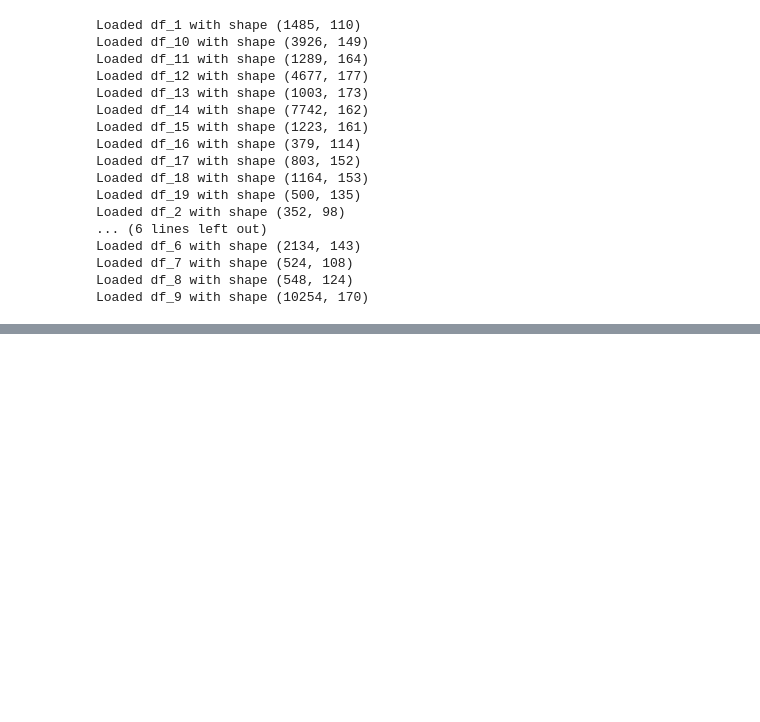
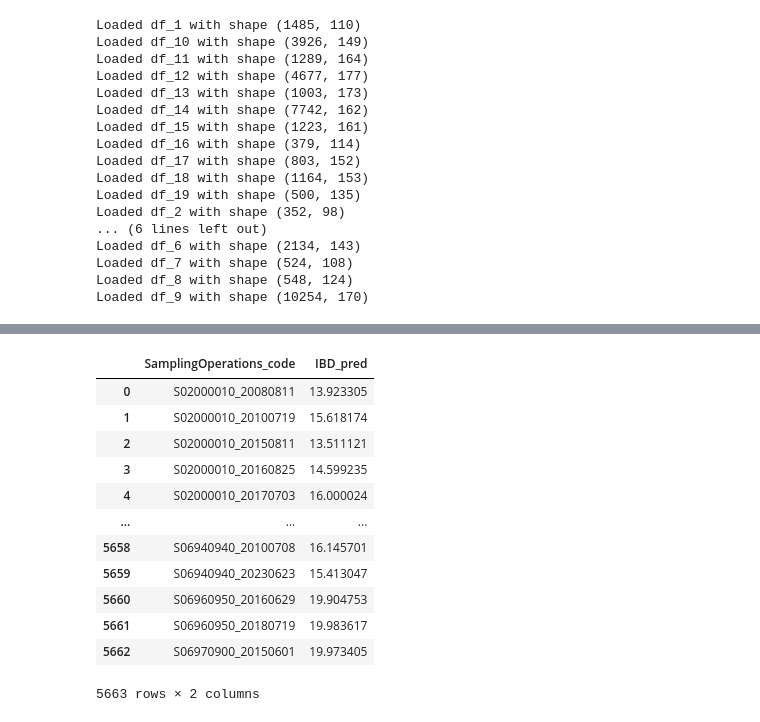
Before and after one commit to heritaco/Empilement-Tobit-CatBoost-et-interpolation-laplacienne-spatio-temporelle-pour-l-IBD-EQR, a Jupyter notebook: notebooks/06_cb_regression/uno a uno parte 2 .ipynb, the cells around one changed output, grey strips where cells are left out. Saved outputs shown, nothing was run; the diff lists cells and outputs as text; code cells hidden in the pictures; blank space fills up the shorter version.

```diff
--- a/notebooks/06_cb_regression/uno a uno parte 2 .ipynb
+++ b/notebooks/06_cb_regression/uno a uno parte 2 .ipynb
@@ -323,0 +395,17 @@ metrics_df
+# %%
+df= pd.read_csv('pred_full_t.csv')
+df
+# %% [output]
+|  | SamplingOperations_code | IBD_pred |
+| 0 | S02000010_20080811 | 13.923305 |
+| 1 | S02000010_20100719 | 15.618174 |
+| 2 | S02000010_20150811 | 13.511121 |
+| 3 | S02000010_20160825 | 14.599235 |
+| 4 | S02000010_20170703 | 16.000024 |
+| ... | ... | ... |
+| 5658 | S06940940_20100708 | 16.145701 |
+| 5659 | S06940940_20230623 | 15.413047 |
+| 5660 | S06960950_20160629 | 19.904753 |
+| 5661 | S06960950_20180719 | 19.983617 |
+| 5662 | S06970900_20150601 | 19.973405 |
+5663 rows × 2 columns
```
Also changed, not shown: parts of 4 cells of this notebook, 1 other file.
